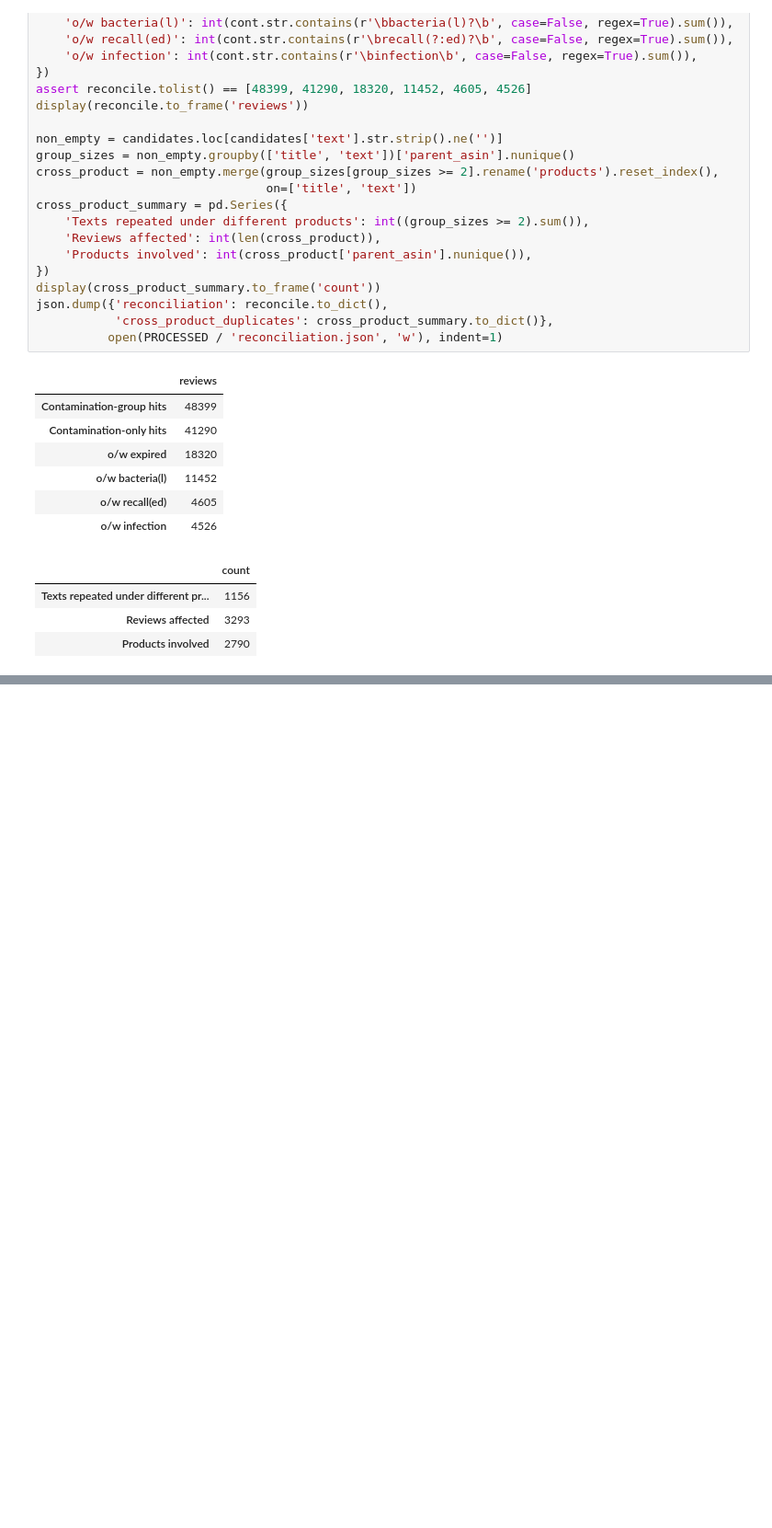
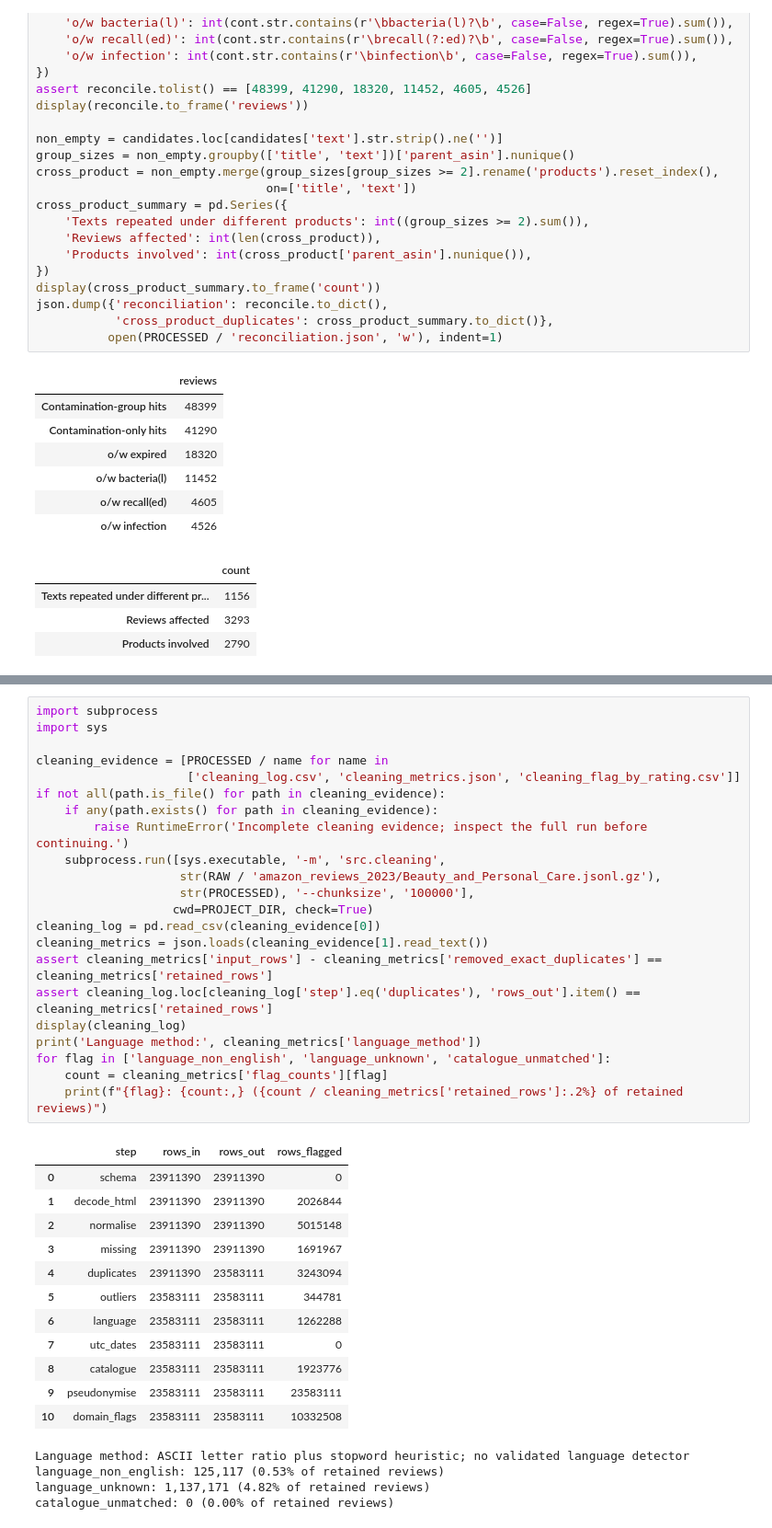
Before and after one commit to Pawansingh3889/yuvaintern, a Jupyter notebook: complaint_detection.ipynb, the cells around one changed output, grey strips where cells are left out. Shown at 92% size. Cells and saved outputs as stored; diff of their text form; blank space fills up the shorter version.

```diff
--- a/complaint_detection.ipynb
+++ b/complaint_detection.ipynb
@@ -1911,0 +1920,39 @@ json.dump({'reconciliation': reconcile.to_dict(),
+# %%
+import subprocess
+import sys
+
+cleaning_evidence = [PROCESSED / name for name in
+                     ['cleaning_log.csv', 'cleaning_metrics.json', 'cleaning_flag_by_rating.csv']]
+if not all(path.is_file() for path in cleaning_evidence):
+    if any(path.exists() for path in cleaning_evidence):
+        raise RuntimeError('Incomplete cleaning evidence; inspect the full run before continuing.')
+    subprocess.run([sys.executable, '-m', 'src.cleaning',
+                    str(RAW / 'amazon_reviews_2023/Beauty_and_Personal_Care.jsonl.gz'),
+                    str(PROCESSED), '--chunksize', '100000'],
+                   cwd=PROJECT_DIR, check=True)
+cleaning_log = pd.read_csv(cleaning_evidence[0])
+cleaning_metrics = json.loads(cleaning_evidence[1].read_text())
+assert cleaning_metrics['input_rows'] - cleaning_metrics['removed_exact_duplicates'] == cleaning_metrics['retained_rows']
+assert cleaning_log.loc[cleaning_log['step'].eq('duplicates'), 'rows_out'].item() == cleaning_metrics['retained_rows']
+display(cleaning_log)
+print('Language method:', cleaning_metrics['language_method'])
+for flag in ['language_non_english', 'language_unknown', 'catalogue_unmatched']:
+    count = cleaning_metrics['flag_counts'][flag]
+    print(f"{flag}: {count:,} ({count / cleaning_metrics['retained_rows']:.2%} of retained reviews)")
+# %% [output]
+|  | step | rows_in | rows_out | rows_flagged |
+| 0 | schema | 23911390 | 23911390 | 0 |
+| 1 | decode_html | 23911390 | 23911390 | 2026844 |
+| 2 | normalise | 23911390 | 23911390 | 5015148 |
+| 3 | missing | 23911390 | 23911390 | 1691967 |
+| 4 | duplicates | 23911390 | 23583111 | 3243094 |
+| 5 | outliers | 23583111 | 23583111 | 344781 |
+| 6 | language | 23583111 | 23583111 | 1262288 |
+| 7 | utc_dates | 23583111 | 23583111 | 0 |
+| 8 | catalogue | 23583111 | 23583111 | 1923776 |
+| 9 | pseudonymise | 23583111 | 23583111 | 23583111 |
+| 10 | domain_flags | 23583111 | 23583111 | 10332508 |
+Language method: ASCII letter ratio plus stopword heuristic; no validated language detector
+language_non_english: 125,117 (0.53% of retained reviews)
+language_unknown: 1,137,171 (4.82% of retained reviews)
+catalogue_unmatched: 0 (0.00% of retained reviews)
```
Also changed, not shown: parts of 2 cells of this notebook, 1 other file.
